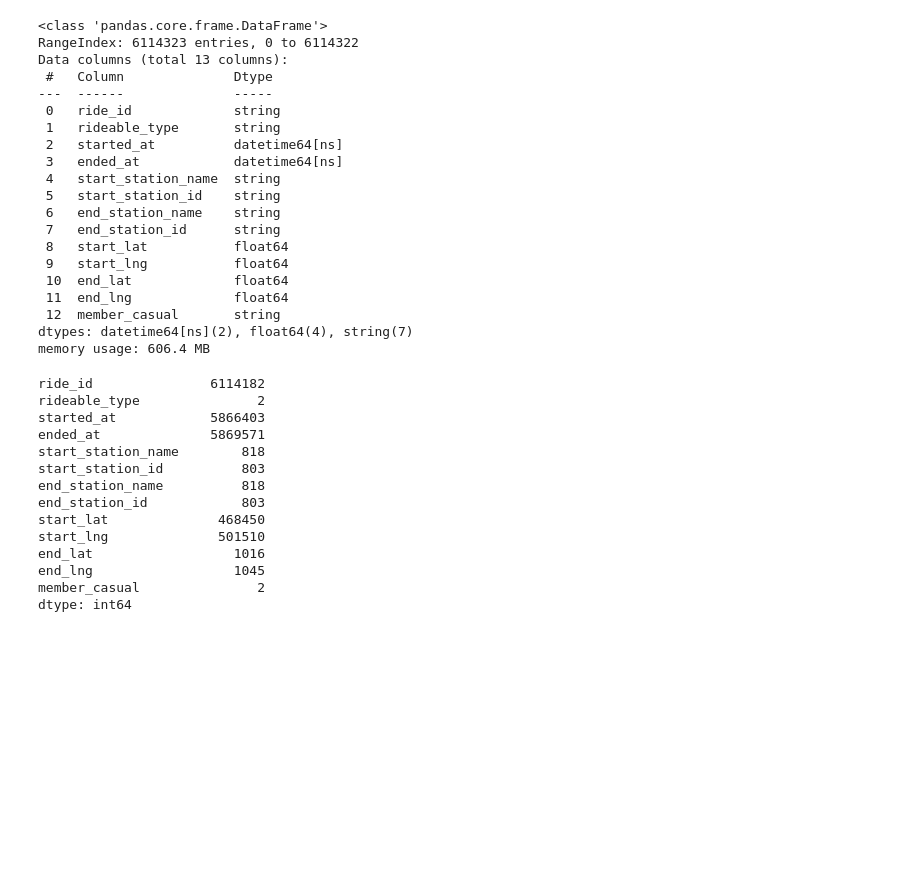
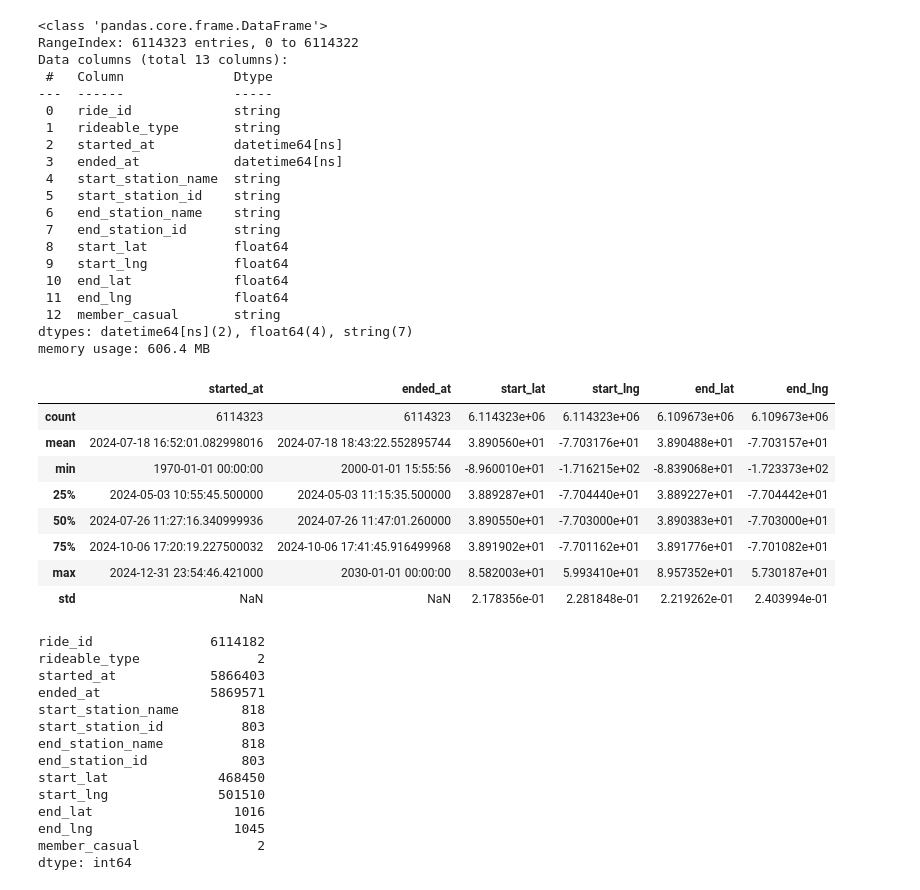
Before and after one commit to angiegh2002/capital-bike-diaries, a Jupyter notebook: Data_mining_homwork/data_homewrk.ipynb, the cells around one changed output. Cells and saved outputs as stored; diff of their text form; code cells hidden in the pictures; blank space fills up the shorter version.

```diff
--- a/Data_mining_homwork/data_homewrk.ipynb
+++ b/Data_mining_homwork/data_homewrk.ipynb
@@ -71,6 +71,18 @@ Data columns (total 13 columns):
  12  member_casual       string
 dtypes: datetime64[ns](2), float64(4), string(7)
 memory usage: 606.4 MB
+# %%
+df_rent.describe()
+# %% [output]
+|  | started_at | ended_at | start_lat | start_lng | end_lat | end_lng |
+| count | 6114323 | 6114323 | 6.114323e+06 | 6.114323e+06 | 6.109673e+06 | 6.109673e+06 |
+| mean | 2024-07-18 16:52:01.082998016 | 2024-07-18 18:43:22.552895744 | 3.890560e+01 | -7.703176e+01 | 3.890488e+01 | -7.703157e+01 |
+| min | 1970-01-01 00:00:00 | 2000-01-01 15:55:56 | -8.960010e+01 | -1.716215e+02 | -8.839068e+01 | -1.723373e+02 |
+| 25% | 2024-05-03 10:55:45.500000 | 2024-05-03 11:15:35.500000 | 3.889287e+01 | -7.704440e+01 | 3.889227e+01 | -7.704442e+01 |
+| 50% | 2024-07-26 11:27:16.340999936 | 2024-07-26 11:47:01.260000 | 3.890550e+01 | -7.703000e+01 | 3.890383e+01 | -7.703000e+01 |
+| 75% | 2024-10-06 17:20:19.227500032 | 2024-10-06 17:41:45.916499968 | 3.891902e+01 | -7.701162e+01 | 3.891776e+01 | -7.701082e+01 |
+| max | 2024-12-31 23:54:46.421000 | 2030-01-01 00:00:00 | 8.582003e+01 | 5.993410e+01 | 8.957352e+01 | 5.730187e+01 |
+| std | NaN | NaN | 2.178356e-01 | 2.281848e-01 | 2.219262e-01 | 2.403994e-01 |
 # %%
 print(df_rent.nunique())
 # %% [output]
```
Also changed, not shown: parts of 7 cells of this notebook.
